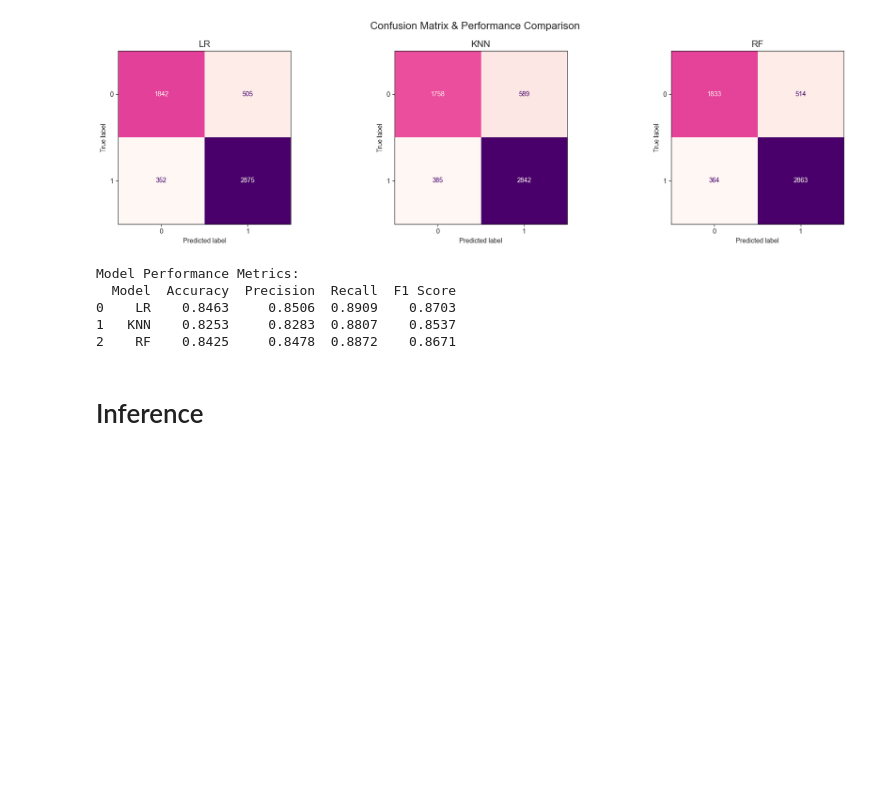
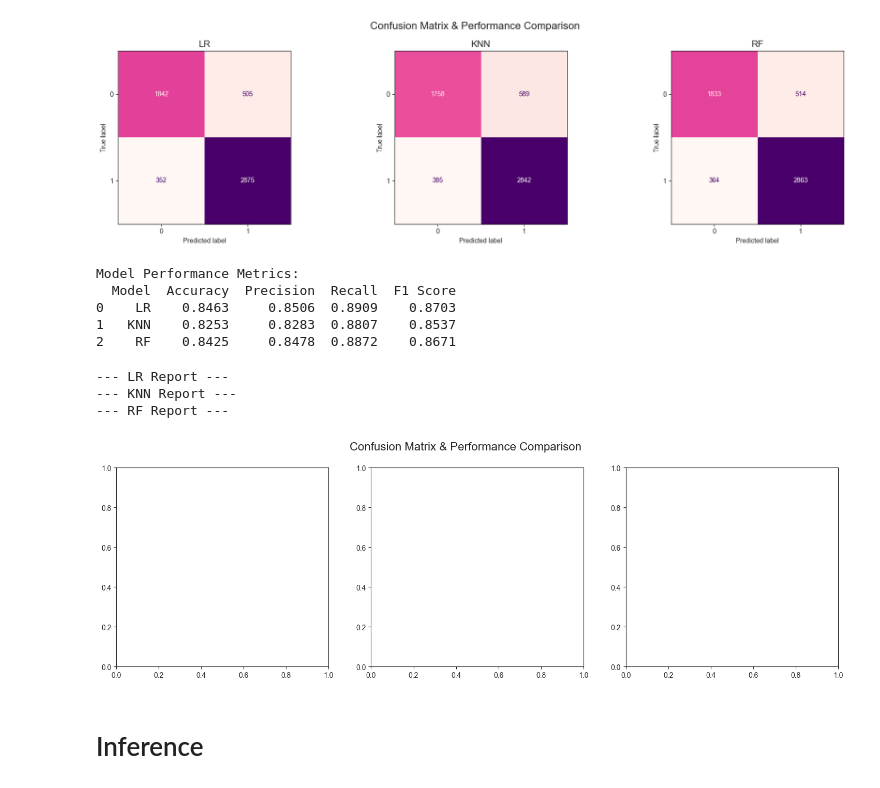
Before and after one commit to Park-Hip/student_depression, a Jupyter notebook: notebook.ipynb, the cells around one changed output. Drawn from its saved outputs; the diff is of its cells as text; code cells hidden in the pictures; blank space fills up the shorter version.

Commit message:
fix heatmap

```diff
--- a/notebook.ipynb
+++ b/notebook.ipynb
@@ -307,6 +308,37 @@ Model Performance Metrics:
 0    LR    0.8463     0.8506  0.8909    0.8703
 1   KNN    0.8253     0.8283  0.8807    0.8537
 2    RF    0.8425     0.8478  0.8872    0.8671
+# %%
+import matplotlib.pyplot as plt
+import pandas as pd
+from sklearn.linear_model import LogisticRegression
+from sklearn.neighbors import KNeighborsClassifier
+from sklearn.ensemble import RandomForestClassifier
+from sklearn.metrics import classification_report
+
+
+models = {
+    "LR": LogisticRegression(),
+    "KNN": KNeighborsClassifier(n_neighbors=5),
+    "RF": RandomForestClassifier(n_estimators=100, random_state=42)
+}
+
+fig, axes = plt.subplots(1, 3, figsize=(18, 5))
+fig.suptitle('Confusion Matrix & Performance Comparison', fontsize=16)
+
+model_metrics = []
+
+for ax, (name, clf) in zip(axes.flat, models.items()):
+    # 1. Train and Predict
+    clf.fit(X_train_processed, y_train)
+    y_pred = clf.predict(X_test_processed)
+    report_dict = classification_report(y_test, y_pred, output_dict=True)
+    print(f"--- {name} Report ---")
+# %% [output]
+--- LR Report ---
+--- KNN Report ---
+--- RF Report ---
+[figure, added]
 # %% [markdown]
 # Inference
 # %%
```
Also changed, not shown: parts of 1 cell of this notebook, 2 other files.
